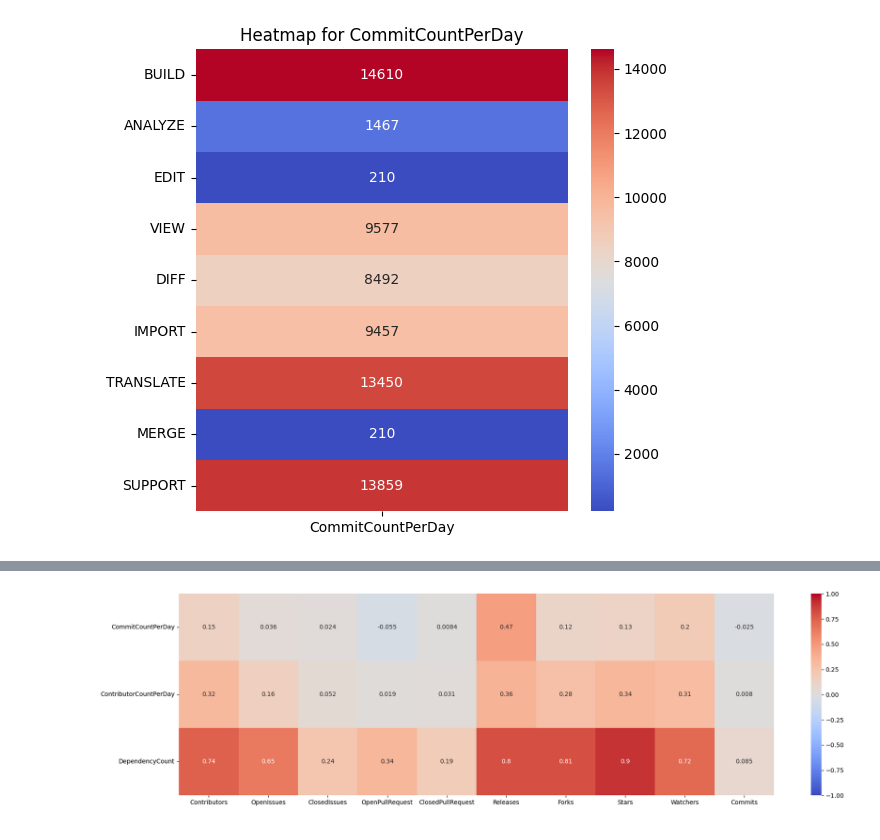
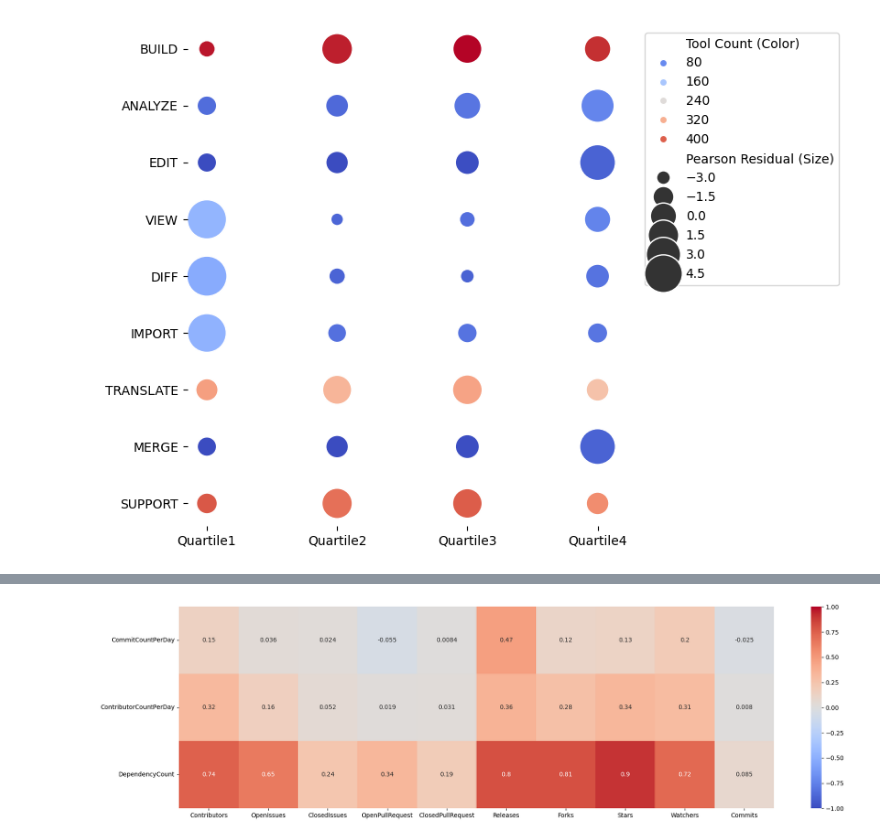
Before and after one commit to SAILResearch/wip-24-ali-sbom-emse, a Jupyter notebook: RQ4-project/analysis.ipynb, the cells around one changed output, grey strips where cells are left out. Saved outputs shown, nothing was run; the diff lists cells and outputs as text; code cells hidden in the pictures.

```diff
--- a/RQ4-project/analysis.ipynb
+++ b/RQ4-project/analysis.ipynb
@@ -63,7 +63,12 @@ for index, row in df_project.iterrows():
 driver.quit()
 # %%
 import pandas as pd
+import seaborn as sns
+import matplotlib.pyplot as plt
+from scipy.stats import chi2_contingency
+import numpy as np
 
+# Read and preprocess the project data
 pd.set_option('display.max_rows', None)
 pd.set_option('display.max_columns', None)
 
@@ -71,18 +76,18 @@ df_project = pd.read_csv('all_projects.csv')
 df_project.drop_duplicates(subset=['repo_link'], inplace=True)
 df_project = df_project[df_project['created_at'].notna()]
 df_project['duration'] = (pd.to_datetime('2024-06-1T00:00:00Z') - pd.to_datetime(df_project['created_at'])).dt.days
-df_project['ContributorCountPerDay'] = df_project['contributor_count'] / df_project['duration']
-df_project['CommitCountPerDay'] = df_project['commit_count'] / df_project['duration']
-df_project['DependencyCount'] = 1
-df_project = df_project[['tool_used', 'CommitCountPerDay', 'ContributorCountPerDay', 'DependencyCount']]
-df_project = df_project.groupby('tool_used').sum().reset_index()
-df_project.to_csv('all_projects_aggregated.csv', index=False)
+df_project['ContributorCountNormalized'] = df_project['contributor_count'] / df_project['duration']
+df_project['CommitCountNormalized'] = df_project['commit_count'] / df_project['duration']
+df_project['ContributorCommitRatio'] = df_project['contributor_count'] / df_project['commit_count']
+df_project = df_project[['tool_used', 'ContributorCommitRatio']]
 
+# Read and preprocess the tool data
 with pd.ExcelFile('../RQ1-usecases/sbom_tools.xlsx') as excel_file:
     df_tool = pd.read_excel(excel_file, sheet_name='final')
     df_spdx = pd.read_excel(excel_file, sheet_name='SPDXAll')
     df_cdx = pd.read_excel(excel_file, sheet_name='CycloneDXAll')
     df_tool_repo = pd.concat([df_spdx, df_cdx], ignore_index=True)
+    df_tool_repo.drop_duplicates(subset=['Name'], inplace=True)
     df_tool_repo = df_tool_repo[df_tool_repo['Repo URL'].notna()]
     df_tool_repo = df_tool_repo[df_tool_repo['Repo URL'].str.contains('github.com')]
     df_tool_repo['Repo'] = df_tool_repo['Repo URL'].map(lambda x: x.split('/')[-1])
@@ -91,30 +96,71 @@ with pd.ExcelFile('../RQ1-usecases/sbom_tools.xlsx') as excel_file:
 df_tool = df_tool.merge(df_project, left_on='Repo', right_on='tool_used', how='inner')
 
 SBOM_operations = ['BUILD', 'ANALYZE', 'EDIT', 'VIEW', 'DIFF', 'IMPORT', 'TRANSLATE', 'MERGE', 'SUPPORT']
-quantitative_metrics = ['CommitCountPerDay', 'ContributorCountPerDay', 'DependencyCount']
+quantitative_metrics = ['ContributorCommitRatio']
 
-# Initialize an empty dictionary to store the aggregated results
-aggregated_dict = {}
+# Calculate quartiles for 'ContributorCommitRatio'
+df_tool['ContributorCommitRatioQuartile'] = pd.qcut(df_tool['ContributorCommitRatio'], 4, labels=False)
 
-# Loop through each attribute column to calculate the sum of value columns
-for attribute in SBOM_operations:
-    aggregated_values = df_tool[df_tool[attribute] > 0][quantitative_metrics].sum()
-    aggregated_dict[attribute] = aggregated_values
+# Initialize a DataFrame to store the counts of SBOM operations
+count_data = pd.DataFrame(index=SBOM_operations, columns=[f'Quartile{i+1}' for i in range(4)]).fillna(0)
 
-# Convert the dictionary to a new dataframe
-aggregated_df = pd.DataFrame(aggregated_dict).T
+# Loop through each quartile
+for quartile in range(4):
+    Quartile_df = df_tool[df_tool['ContributorCommitRatioQuartile'] == quartile]
 
-# Normalize the data across each column by the sum of each column
-# normalized_df = aggregated_df.div(aggregated_df.sum(axis=0), axis=1)
+    # Loop through each SBOM operation to count the number of tools supporting it
+    for operation in SBOM_operations:
+        count_data.loc[operation, f'Quartile{quartile + 1}'] = (Quartile_df[operation] > 0).sum()
 
-import seaborn as sns
-import matplotlib.pyplot as plt
+# Create the confusion matrix for chi-square test
+confusion_matrix = count_data.astype(int).values
 
-# Plot sepaPerDay heatmaps for each value column
-for value_column in quantitative_metrics:
-    plt.figure(figsize=(6, 6))
-    sns.heatmap(aggregated_df[[value_column]], annot=True, fmt=".0f", cmap='coolwarm')
-    plt.title(f"Heatmap for {value_column}")
-    plt.savefig(f"heatmap_{value_column}.pdf", format='pdf', bbox_inches='tight')
-    plt.show()
+# Perform chi-square test
+chi2, p, dof, ex = chi2_contingency(confusion_matrix)
+
+# Calculate Pearson residuals
+residuals = (confusion_matrix - ex) / np.sqrt(ex)
+
+print("Chi-Square Test Results:")
+print(f"Chi2 Statistic: {chi2}")
+print(f"p-value: {p}")
+print(f"Degrees of Freedom: {dof}")
+
+# Prepare data for scatter heatmap
+scatter_data = pd.DataFrame({
+    'SBOM_operation': np.repeat(count_data.index, count_data.shape[1]),
+    'Quartile': np.tile(count_data.columns, count_data.shape[0]),
+    'Pearson residual': residuals.flatten(),
+    'Count': count_data.values.flatten()
+})
+
+# Plot scatter heatmap with narrower columns
+plt.figure(figsize=(6, 6))
+scatter = sns.scatterplot(
+    data=scatter_data,
+    x='Quartile',
+    y='SBOM_operation',
+    size='Pearson residual',
+    hue='Count',
+    palette='coolwarm',
+    sizes=(100, 1000),
+    legend='brief'
+)
+
+# Add titles and labels
+plt.xlabel('')
+plt.ylabel('')
+
+# Adjust the aspect ratio to make columns narrower
+sns.despine(left=True, bottom=True)
+plt.tight_layout()
+
+# Modify legend text
+handles, labels = scatter.get_legend_handles_labels()
+labels[0] = 'Tool Count (Color)'
+labels[6] = 'Pearson Residual (Size)'
+plt.legend(handles=handles, labels=labels, bbox_to_anchor=(1.05, 1), loc='upper left')
+
+plt.savefig("scatter_heatmap_SBOM_operations_quartiles.pdf", format='pdf', bbox_inches='tight')
+plt.show()
 # %% [output]
@@ -121 +171 @@ for value_column in quantitative_metrics:
-[figure, old version]
+[figure, new version]
```
Also changed, not shown: parts of 3 cells of this notebook, 2 other files.
